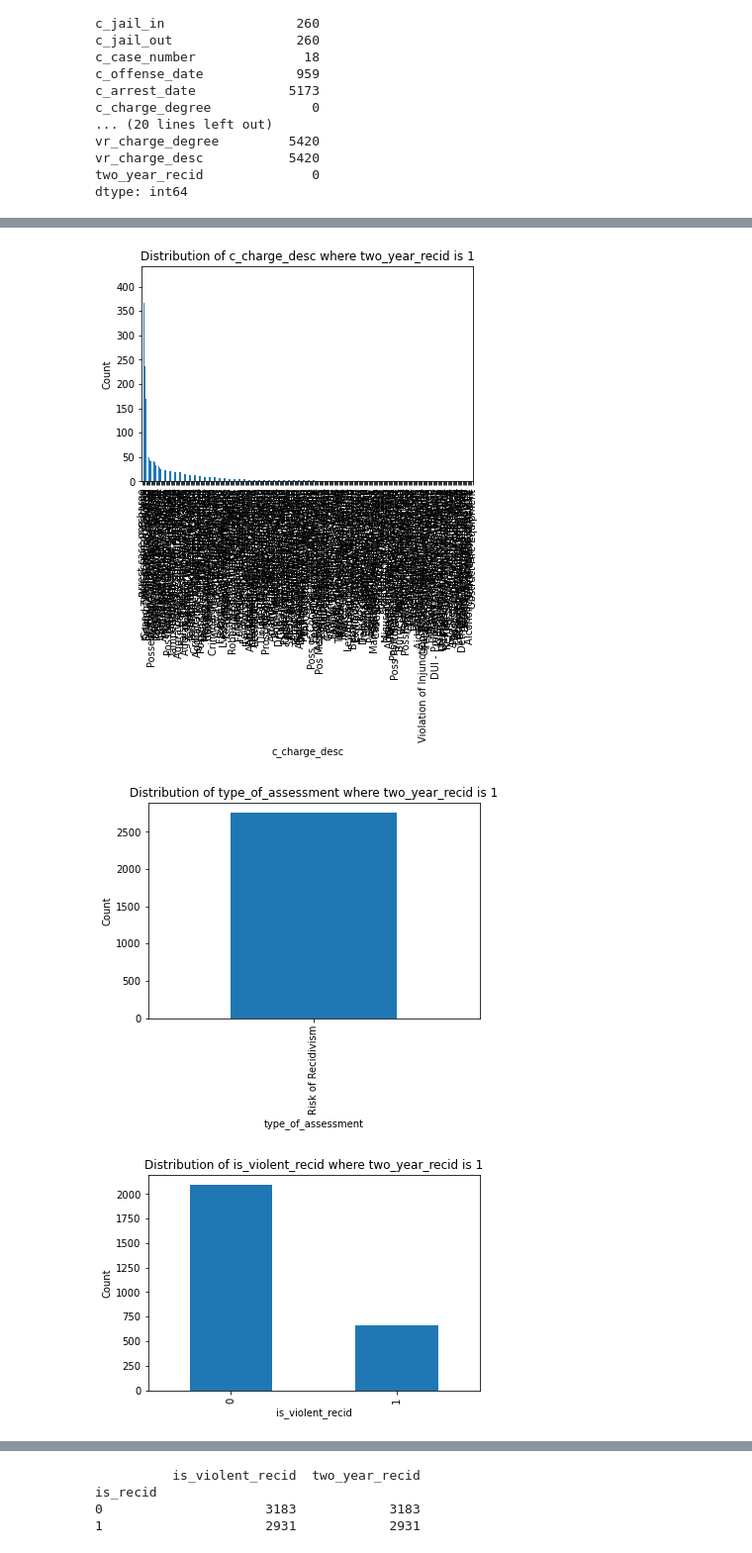
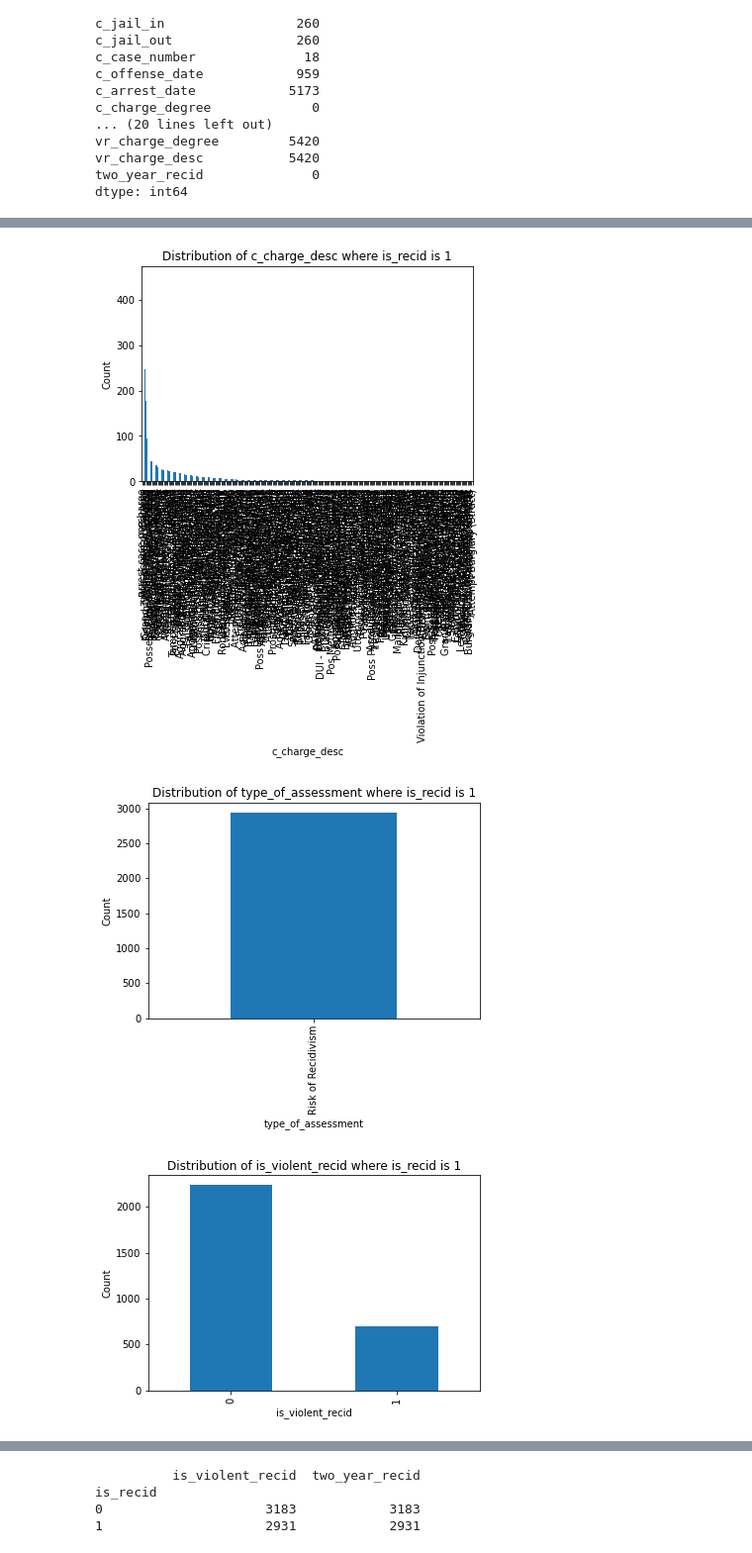
Before and after one commit to LDSAJPinto1306/Capstone-LDSA, a Jupyter notebook: Exploration.ipynb, the cells around one changed output, grey strips where cells are left out. Shown at 99% size. Drawn from its saved outputs; the diff is of its cells as text; code cells hidden in the pictures.

```diff
--- a/Exploration.ipynb
+++ b/Exploration.ipynb
@@ -79,11 +117,11 @@ df.describe().round(2)
 # %%
-trues = df.loc[df['two_year_recid'] == 1]
+trues = df.loc[df['is_recid'] == 1]
 
 categoricals = ['sex','race','c_charge_degree','c_charge_desc','type_of_assessment','is_violent_recid']
 
 for col in categoricals:
     trues[col].value_counts().plot(kind='bar')
-    plt.title(f"Distribution of {col} where two_year_recid is 1")
+    plt.title(f"Distribution of {col} where is_recid is 1")
     plt.xlabel(col)
     plt.ylabel("Count")
     plt.show()
@@ -94,3 +132,3 @@ for col in categoricals:
-[figure, old version]
+[figure, new version]
-[figure, old version]
+[figure, new version]
-[figure, old version]
+[figure, new version]
```
Also changed, not shown: parts of 8 cells of this notebook, 2 other files.
